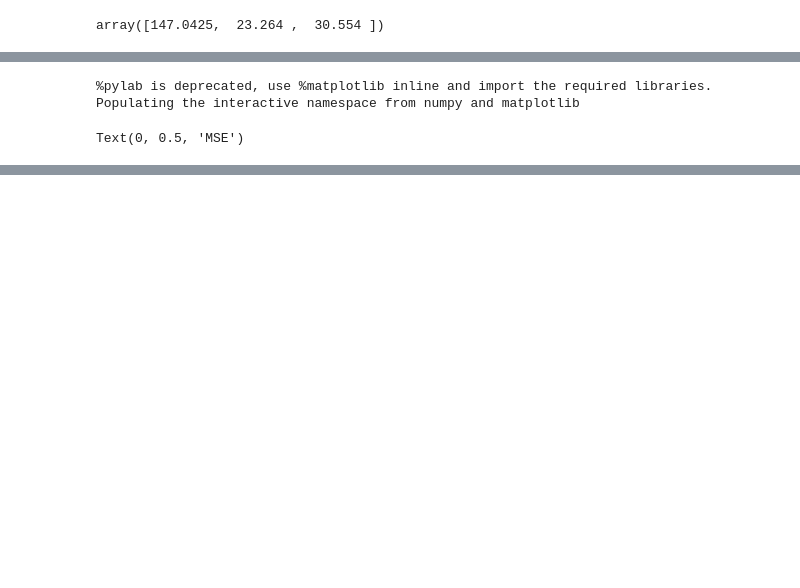
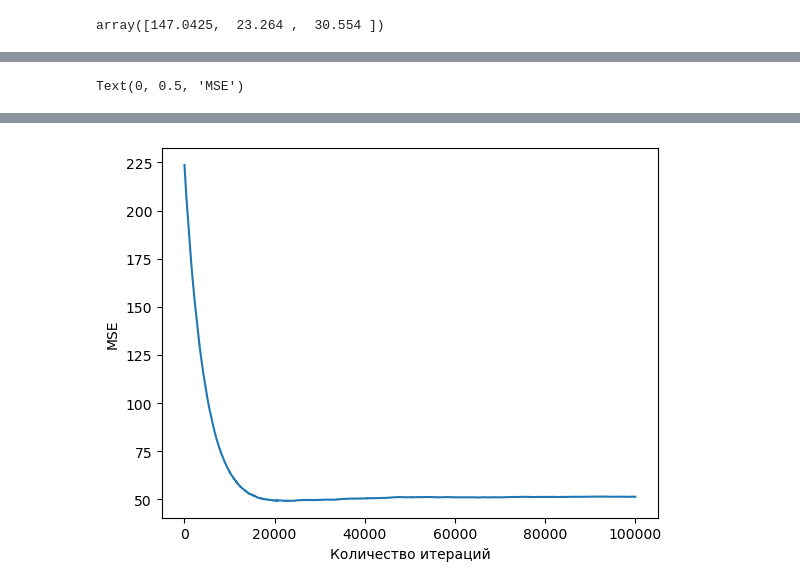
Before and after one commit to kurpenok/omstu, a Jupyter notebook: 4 semester/Machine learning/Practics/stochastic_gradient_descent.ipynb, the cells around one changed output, grey strips where cells are left out. Drawn from its saved outputs; the diff is of its cells as text; code cells hidden in the pictures; blank space fills up the shorter version.

```diff
--- a/4 semester/Machine learning/Practics/stochastic_gradient_descent.ipynb
+++ b/4 semester/Machine learning/Practics/stochastic_gradient_descent.ipynb
@@ -121,9 +132,6 @@ Text(0, 0.5, 'MSE')
 # %%
-%pylab inline
-plot(range(len(stoch_errors_by_iter)), stoch_errors_by_iter)
-xlabel('Iteration number')
-ylabel('MSE')
+plt.plot(range(len(stoch_errors_by_iter)), stoch_errors_by_iter)
+plt.xlabel("Количество итераций")
+plt.ylabel("MSE")
 # %% [output]
-%pylab is deprecated, use %matplotlib inline and import the required libraries.
-Populating the interactive namespace from numpy and matplotlib
+Text(0, 0.5, 'MSE')
-Text(0, 0.5, 'MSE')
@@ -131,3 +138,4 @@ Text(0, 0.5, 'MSE')
+[figure, added]
 # %%
 stoch_grad_desc_weights
 # %% [output]
```
Also changed, not shown: parts of 19 cells of this notebook.
